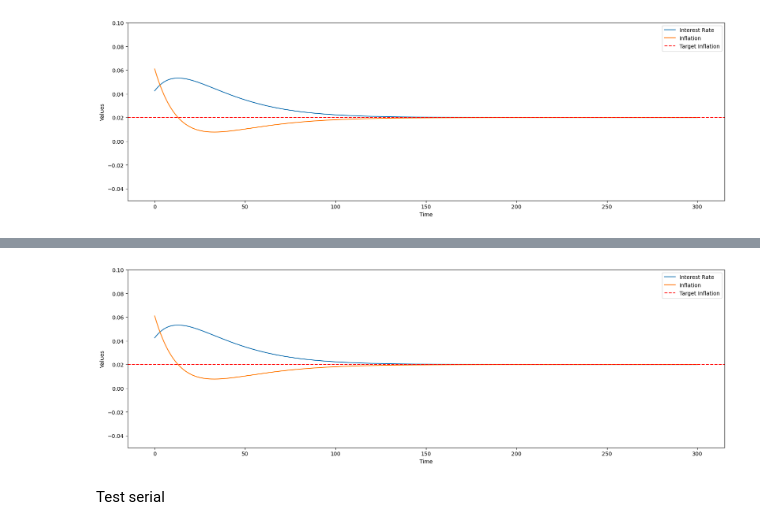
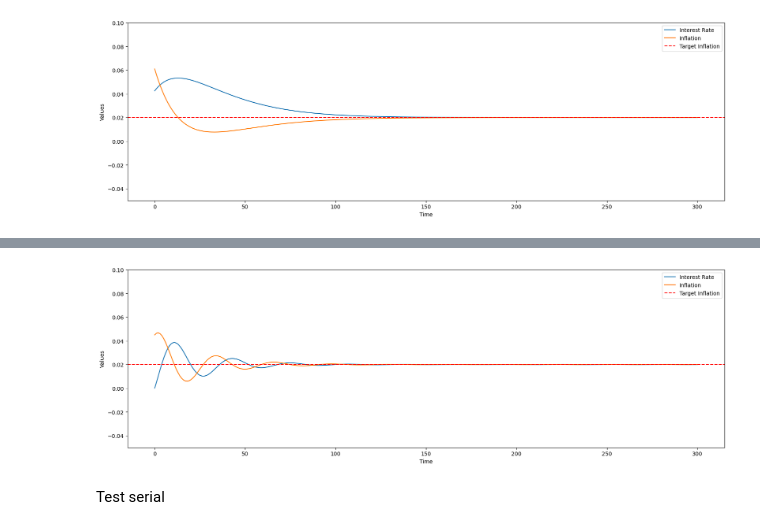
Before and after one commit to 591118/ProsjektADAH2023, a Jupyter notebook: rente.ipynb, the cells around one changed output, grey strips where cells are left out. Cells and saved outputs as stored; diff of their text form; code cells hidden in the pictures.

```diff
--- a/rente.ipynb
+++ b/rente.ipynb
@@ -145,40 +146,40 @@ plt.show()
 # %%
 import numpy as np
 from scipy.integrate import solve_ivp
 import matplotlib.pyplot as plt
 
 def model(t, y, k, T, damping):
-    I, inflation = y
-    dI_dt = k * (inflation - T)
-    dinflation_dt = -k * (I - T) - damping * (inflation - T)
-    return [np.clip(dI_dt, -0.05, 0.10), np.clip(dinflation_dt, -0.05, 0.10)]
+    rente_now, inflation = y
+    drente = k * (inflation - T)
+    dinflation_dt = -k * (rente_now - T) - damping * (inflation - T)
+    return [np.clip(drente, -0.05, 0.10), np.clip(dinflation_dt, -0.05, 0.10)]
 
-initial_rente = 0.0425
-initial_inflasjon = 0.061
+initial_rente = 0.00
+initial_inflasjon = 0.045
 mal_inflasjon = 0.02
-k = 0.05
-damping = 0.1
+k = 0.2
+damping = 0.08
 
 # Tidsenheter
 t_span = (0, 12*25)
 t_eval = np.linspace(t_span[0], t_span[1], 300)
 
 sol = solve_ivp(model, t_span, [initial_rente, initial_inflasjon], args=(k, mal_inflasjon, damping), t_eval=t_eval)
 
 # Increase the size of the plot
 plt.figure(figsize=(20, 6))
 
 # Plot the results
 plt.plot(sol.t, sol.y[0], label='Interest Rate')
 plt.plot(sol.t, sol.y[1], label='Inflation')
 plt.axhline(y=mal_inflasjon, color='r', linestyle='--', label='Target Inflation')
 plt.xlabel('Time')
 plt.ylabel('Values')
 plt.ylim([-0.05, 0.10])  # Set y-axis limits
 plt.legend()
 plt.show()
 # %% [output]
-[figure, old version]
+[figure, new version]
 # %%
 rente = [inner_list[0] for inner_list in resultat]
 # %%
```
Also changed, not shown: parts of 2 cells of this notebook, 3 other files.
